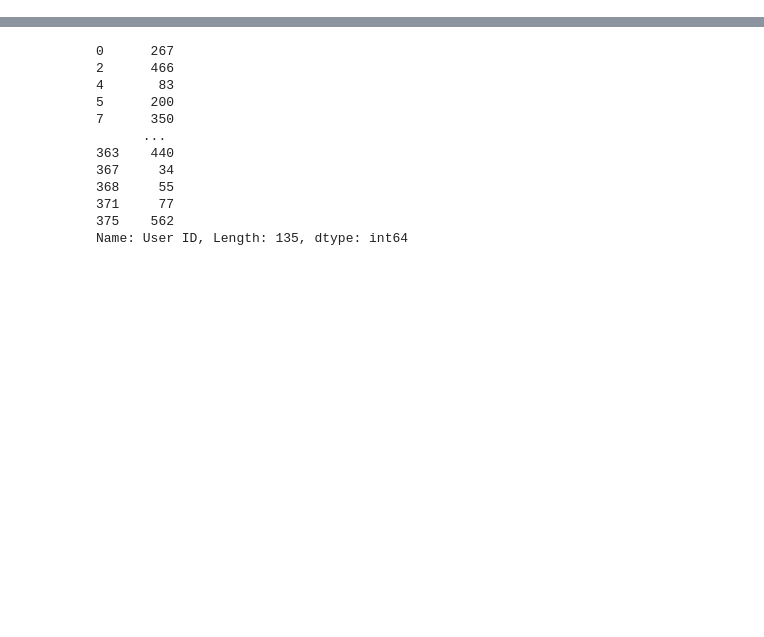
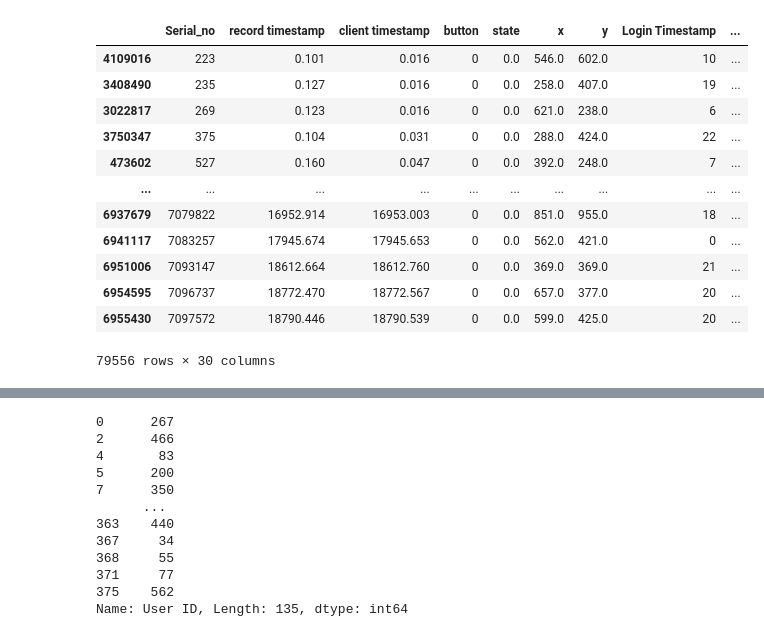
Before and after one commit to irissun9602/Mouse-Dynamics, a Jupyter notebook: Login_data+Mouse_data.ipynb, the cells around one changed output, grey strips where cells are left out. Saved outputs shown, nothing was run; the diff lists cells and outputs as text; code cells hidden in the pictures; blank space fills up the shorter version.

```diff
--- a/Login_data+Mouse_data.ipynb
+++ b/Login_data+Mouse_data.ipynb
@@ -502,3 +396,19 @@ plt.show()
+# %%
+X
+# %% [output]
+|  | Serial_no | record timestamp | client timestamp | button | state | x | y | Login Timestamp | ... |
+| 4109016 | 223 | 0.101 | 0.016 | 0 | 0.0 | 546.0 | 602.0 | 10 | ... |
+| 3408490 | 235 | 0.127 | 0.016 | 0 | 0.0 | 258.0 | 407.0 | 19 | ... |
+| 3022817 | 269 | 0.123 | 0.016 | 0 | 0.0 | 621.0 | 238.0 | 6 | ... |
+| 3750347 | 375 | 0.104 | 0.031 | 0 | 0.0 | 288.0 | 424.0 | 22 | ... |
+| 473602 | 527 | 0.160 | 0.047 | 0 | 0.0 | 392.0 | 248.0 | 7 | ... |
+| ... | ... | ... | ... | ... | ... | ... | ... | ... | ... |
+| 6937679 | 7079822 | 16952.914 | 16953.003 | 0 | 0.0 | 851.0 | 955.0 | 18 | ... |
+| 6941117 | 7083257 | 17945.674 | 17945.653 | 0 | 0.0 | 562.0 | 421.0 | 0 | ... |
+| 6951006 | 7093147 | 18612.664 | 18612.760 | 0 | 0.0 | 369.0 | 369.0 | 21 | ... |
+| 6954595 | 7096737 | 18772.470 | 18772.567 | 0 | 0.0 | 657.0 | 377.0 | 20 | ... |
+| 6955430 | 7097572 | 18790.446 | 18790.539 | 0 | 0.0 | 599.0 | 425.0 | 20 | ... |
+79556 rows × 30 columns
 # %%
 import seaborn as sns
 
```
Also changed, not shown: parts of 51 cells of this notebook.
